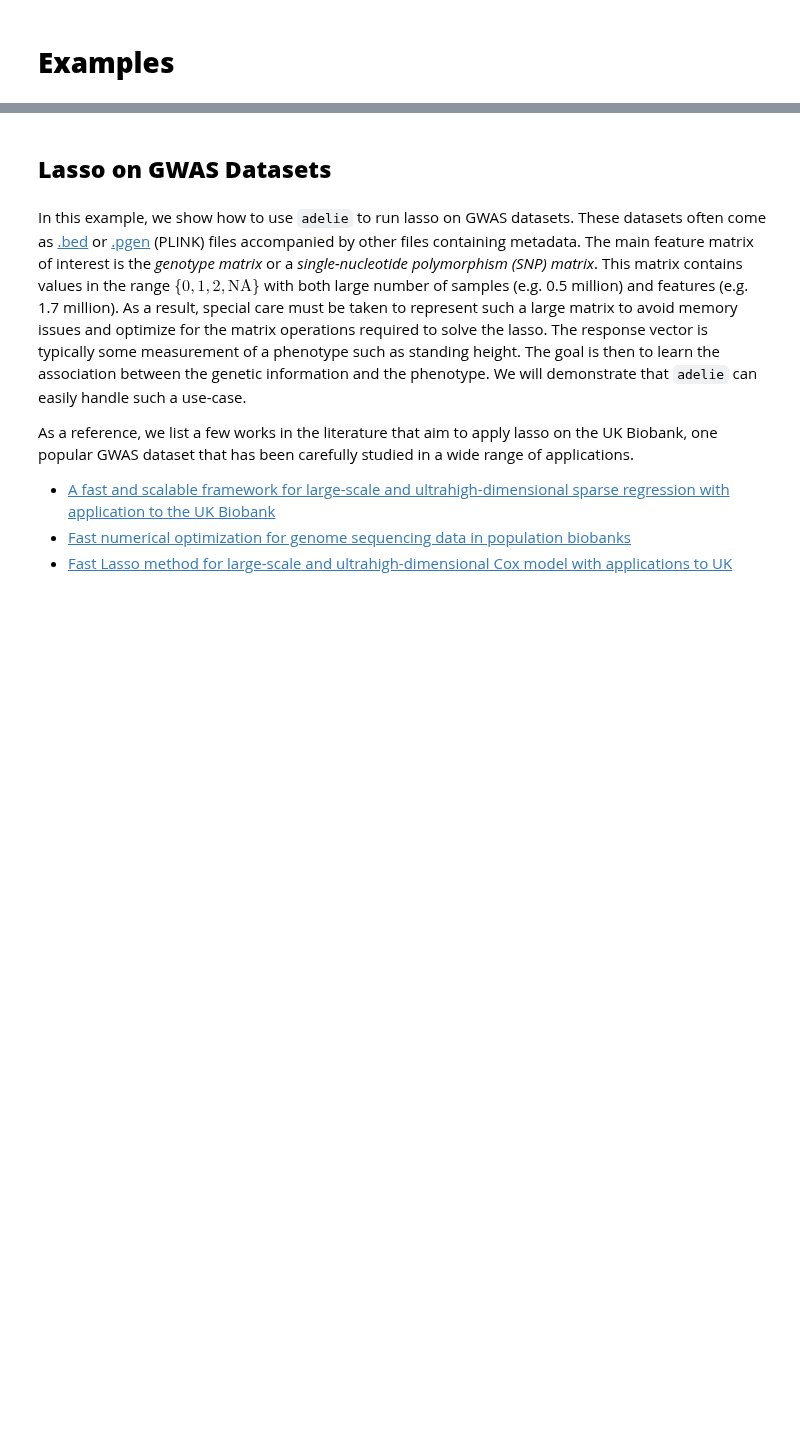
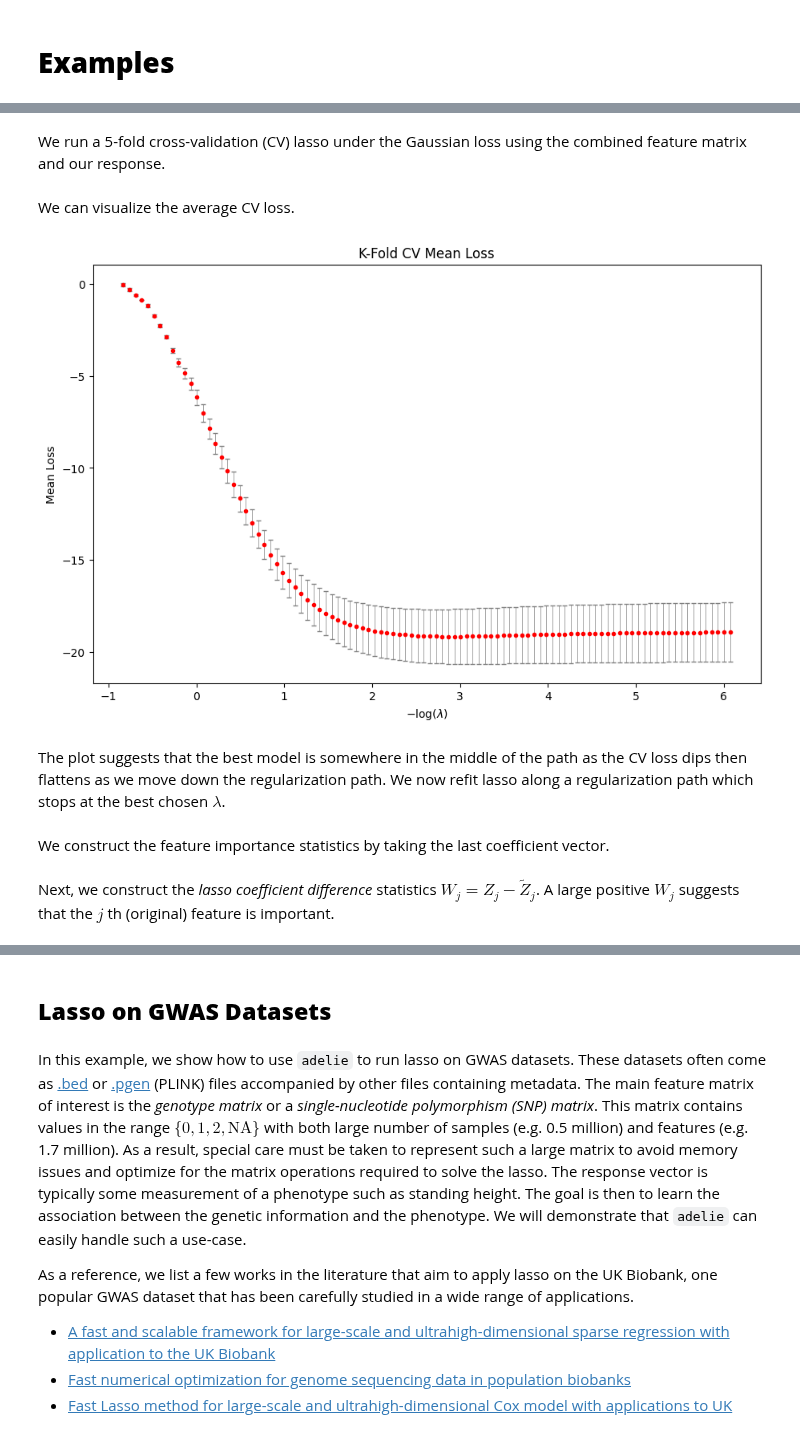
Before and after one commit to JamesYang007/adelie, a Jupyter notebook: docs/notebooks/examples.ipynb, the cells around one changed output, grey strips where cells are left out. Drawn from its saved outputs; the diff is of its cells as text; code cells hidden in the pictures; blank space fills up the shorter version.

```diff
--- a/docs/notebooks/examples.ipynb
+++ b/docs/notebooks/examples.ipynb
@@ -2,0 +80,6 @@
+# %%
+Sigma_inv = np.linalg.inv(Sigma)
+mu = X - X @ Sigma_inv @ S
+V = 2 * S - S @ Sigma_inv @ S
+
+X_knock = mu + np.random.multivariate_normal(np.zeros(p), V, n)
@@ -2,0 +89,3 @@
+# %%
+X = np.asfortranarray(X)
+X_knock = np.asfortranarray(X_knock)
@@ -2,0 +111,23 @@
+# %%
+Xc = ad.matrix.concatenate([X, X_knock], axis=1)
+# %% [markdown]
+We run a 5-fold cross-validation (CV) lasso under the Gaussian loss using the combined feature matrix and our response.
+# %%
+cv_res = ad.cv_grpnet(
+    X=Xc,
+    glm=ad.glm.gaussian(y),
+    min_ratio=1e-3,
+    seed=0,
+    intercept=False,
+)
+# %% [markdown]
+We can visualize the average CV loss.
+# %%
+cv_res.plot_loss()
+plt.show()
+# %% [output]
+[figure, added]
+# %% [markdown]
+The plot suggests that the best model is somewhere in the middle of the path as the CV loss
+dips then flattens as we move down the regularization path.
+We now refit lasso along a regularization path which stops at the best chosen $\lambda$.
@@ -2,0 +140,2 @@
+# %% [markdown]
+We construct the feature importance statistics by taking the last coefficient vector.
@@ -2,0 +146,3 @@
+# %% [markdown]
+Next, we construct the *lasso coefficient difference* statistics $W_j = Z_j - \tilde{Z}_j$.
+A large positive $W_j$ suggests that the $j$ th (original) feature is important.
```
Also changed, not shown: parts of 15 cells of this notebook, 9 other files.
